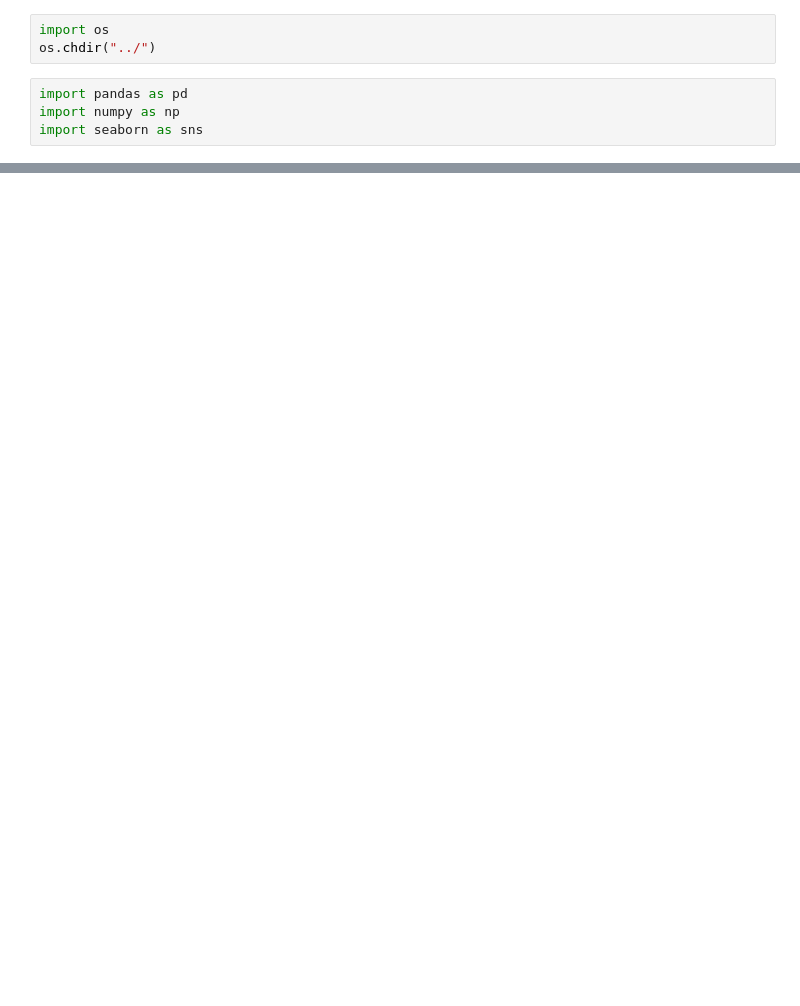
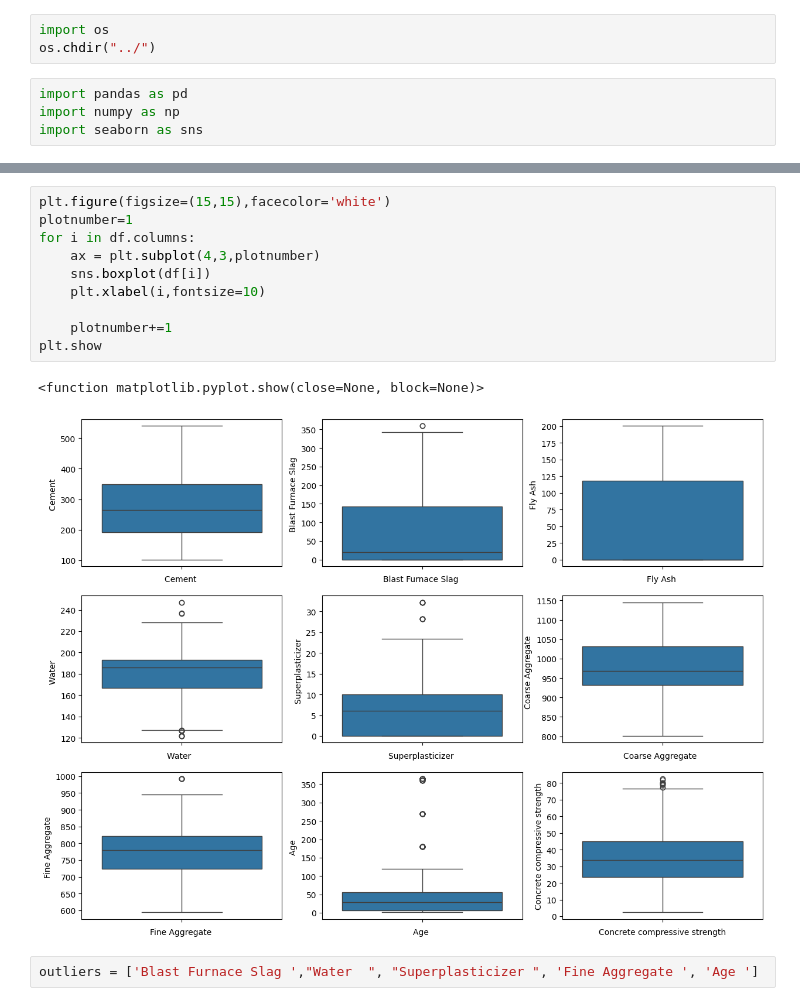
Before and after one commit to Tilakakasapu/CementStrengthPrediction, a Jupyter notebook: research/trails.ipynb, the cells around one changed output, grey strips where cells are left out. Cells and saved outputs as stored; diff of their text form; blank space fills up the shorter version.

```diff
--- a/research/trails.ipynb
+++ b/research/trails.ipynb
@@ -11,0 +110,15 @@ URLError: <urlopen error [WinError 10060] A connection attempt failed because th
+# %%
+plt.figure(figsize=(15,15),facecolor='white')
+plotnumber=1
+for i in df.columns:
+    ax = plt.subplot(4,3,plotnumber)
+    sns.boxplot(df[i])
+    plt.xlabel(i,fontsize=10)
+
+    plotnumber+=1
+plt.show
+# %% [output]
+<function matplotlib.pyplot.show(close=None, block=None)>
+[figure, added]
+# %%
+outliers = ['Blast Furnace Slag ',"Water  ", "Superplasticizer ", 'Fine Aggregate ', 'Age ']
```
Also changed, not shown: parts of 31 cells of this notebook, 22 other files.
